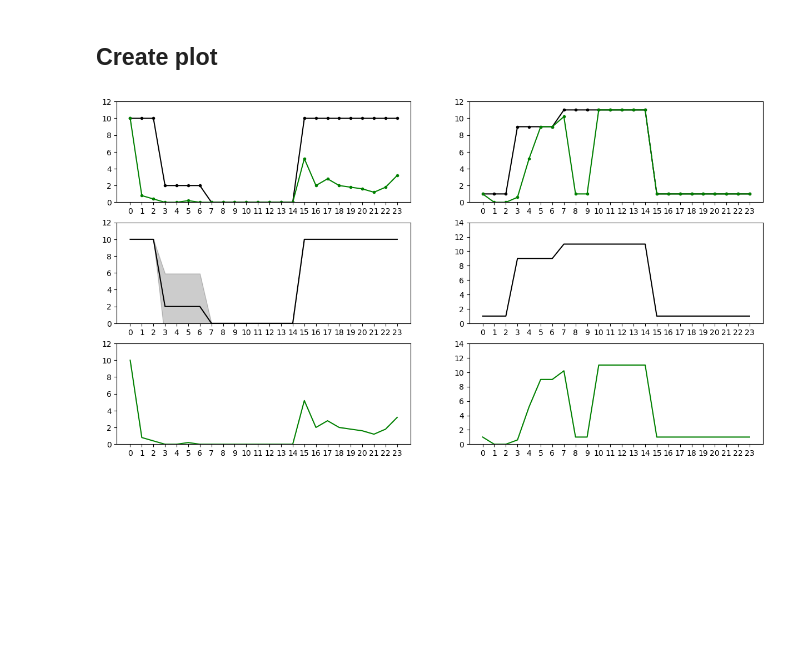
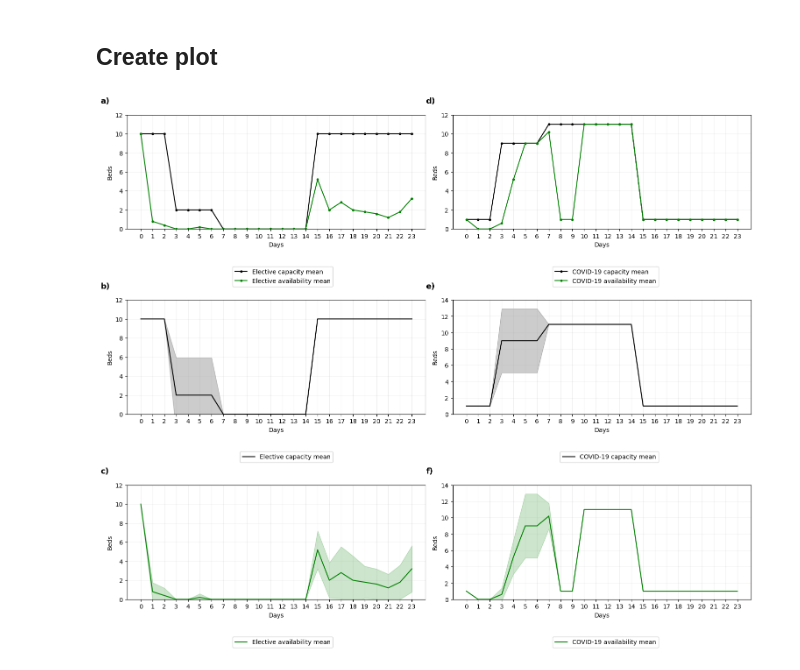
Before and after one commit to pythonhealthdatascience/stars-reproduce-anagnostou-2022, a Jupyter notebook: reproduction/reproduction.ipynb, the cells around one changed output. Drawn from its saved outputs; the diff is of its cells as text; code cells hidden in the pictures; blank space fills up the shorter version.

Commit message:
feat(reproduction): reproduced figure 3

```diff
--- a/reproduction/reproduction.ipynb
+++ b/reproduction/reproduction.ipynb
@@ -21,6 +21,7 @@ class Paths:
 
     outputs = './output'
     model = 'OUT_STATS.csv'
+    figure = 'fig3.png'
 
 
 paths = Paths()
@@ -60,29 +73,67 @@ def add_ci(x, y, error, ax, color, alpha):
     ax.fill_between(x, y-error, y+error, color=color, alpha=alpha)
 # %%
 # Set up number of subplots and figure size
-fig, ax = plt.subplots(3, 2, figsize=(15, 8))
+fig, ax = plt.subplots(3, 2, figsize=(15, 13))
 
 # Mean lines
-ax[0,0].plot(data['el-capacity-mean'], color='black', marker='.')
-ax[0,0].plot(data['el-available-mean'], color='green', marker='.')
-ax[1,0].plot(data['el-capacity-mean'], color='black')
-ax[2,0].plot(data['el-available-mean'], color='green')
-ax[0,1].plot(data['c-capacity-mean'], color='black', marker='.')
-ax[0,1].plot(data['c-available-mean'], color='green', marker='.')
-ax[1,1].plot(data['c-capacity-mean'], color='black')
-ax[2,1].plot(data['c-available-mean'], color='green')
+ax[0,0].plot(data['el-capacity-mean'], color='black', marker='.',
+             label='Elective capacity mean')
+ax[0,0].plot(data['el-available-mean'], color='green', marker='.',
+             label='Elective availability mean')
+ax[1,0].plot(data['el-capacity-mean'], color='black',
+             label='Elective capacity mean')
+ax[2,0].plot(data['el-available-mean'], color='green',
+             label='Elective availability mean')
+ax[0,1].plot(data['c-capacity-mean'], color='black', marker='.',
+             label='COVID-19 capacity mean')
+ax[0,1].plot(data['c-available-mean'], color='green', marker='.',
+             label='COVID-19 availability mean')
+ax[1,1].plot(data['c-capacity-mean'], color='black',
+             label='COVID-19 capacity mean')
+ax[2,1].plot(data['c-available-mean'], color='green',
+             label='COVID-19 availability mean')
 
-# Experimenting with adding confidence interval
+# Add confidence intervals
 add_ci(data['day-mean'], data['el-capacity-mean'], data['el-capacity-ci'],
        ax=ax[1,0], color='black', alpha=0.2)
+add_ci(data['day-mean'], data['el-available-mean'], data['el-available-ci'],
+       ax=ax[2,0], color='green', alpha=0.2)
+add_ci(data['day-mean'], data['c-capacity-mean'], data['c-capacity-ci'],
+       ax=ax[1,1], color='black', alpha=0.2)
+add_ci(data['day-mean'], data['c-available-mean'], data['c-available-ci'],
+       ax=ax[2,1], color='green', alpha=0.2)
 
 # Set tick frequency and axis limits for subplots
 plt.setp(ax, xticks=np.arange(0,24), ylim=(0,12), yticks=np.arange(0,14,2))
 ax[1,1].set_ylim(0,14)
 ax[1,1].set_yticks(np.arange(0, 16, 2))
 ax[2,1].set_ylim(0,14)
 ax[2,1].set_yticks(np.arange(0, 16, 2))
 
+# Loop through the axis objects
+i = 0
+letter = ['a', 'd', 'b', 'e', 'c', 'f']
+for ax in ax.flat:
+    # Add grid
+    ax.grid(True, alpha=0.2)
+    # Add X and Y axis labels
+    ax.set_xlabel('Days')
+    ax.set_ylabel('Beds')
+    # Add a legend below the plot
+    ax.legend(bbox_to_anchor=(0.7, -0.3))
+    # Annotate with a) - f), only including in tight_layout() for first two
+    an = ax.annotate(f'{letter[i]})', xy=(-0.09, 1.1),
+                     xycoords='axes fraction', fontsize=13, weight='bold')
+    if i >= 2:
+       an.set_in_layout(False)
+    i += 1
+
+# Prevent overlap between subplots
+plt.tight_layout()
+
+# Save the figure
+plt.savefig(os.path.join(paths.outputs, paths.figure))
+
 plt.show()
 # %% [output]
-[figure, old version]
+[figure, new version]
```
Also changed, not shown: parts of 3 cells of this notebook, 1 other file.
